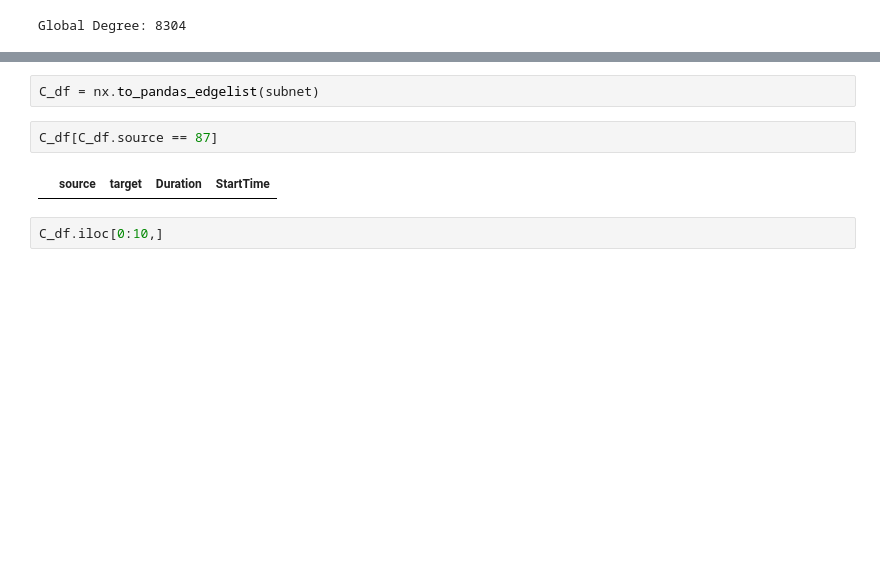
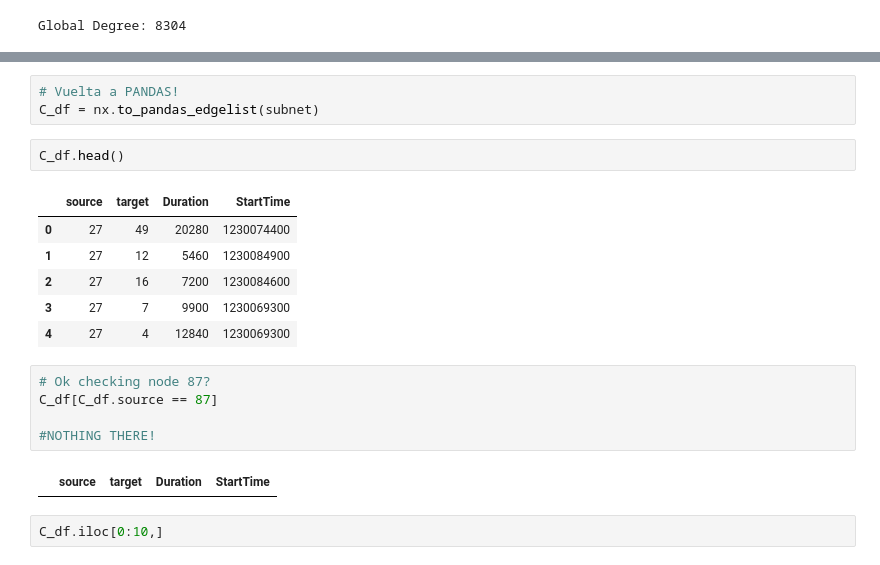
Before and after one commit to eliecerecology/ComplexNetworksPandemia, a Jupyter notebook: Personal.ipynb, the cells around one changed output, grey strips where cells are left out. Drawn from its saved outputs; the diff is of its cells as text; blank space fills up the shorter version.

```diff
--- a/Personal.ipynb
+++ b/Personal.ipynb
@@ -248,7 +486,20 @@ for node in subnet.nodes():
 # %%
+# Vuelta a PANDAS!
 C_df = nx.to_pandas_edgelist(subnet)
+# %%
+C_df.head()
+# %% [output]
+|  | source | target | Duration | StartTime |
+| 0 | 27 | 49 | 20280 | 1230074400 |
+| 1 | 27 | 12 | 5460 | 1230084900 |
+| 2 | 27 | 16 | 7200 | 1230084600 |
+| 3 | 27 | 7 | 9900 | 1230069300 |
+| 4 | 27 | 4 | 12840 | 1230069300 |
 # %%
+# Ok checking node 87?
 C_df[C_df.source == 87]
+
+#NOTHING THERE!
 # %% [output]
 |  | source | target | Duration | StartTime |
 # %%
```
Also changed, not shown: parts of 11 cells of this notebook, 9 other files.
